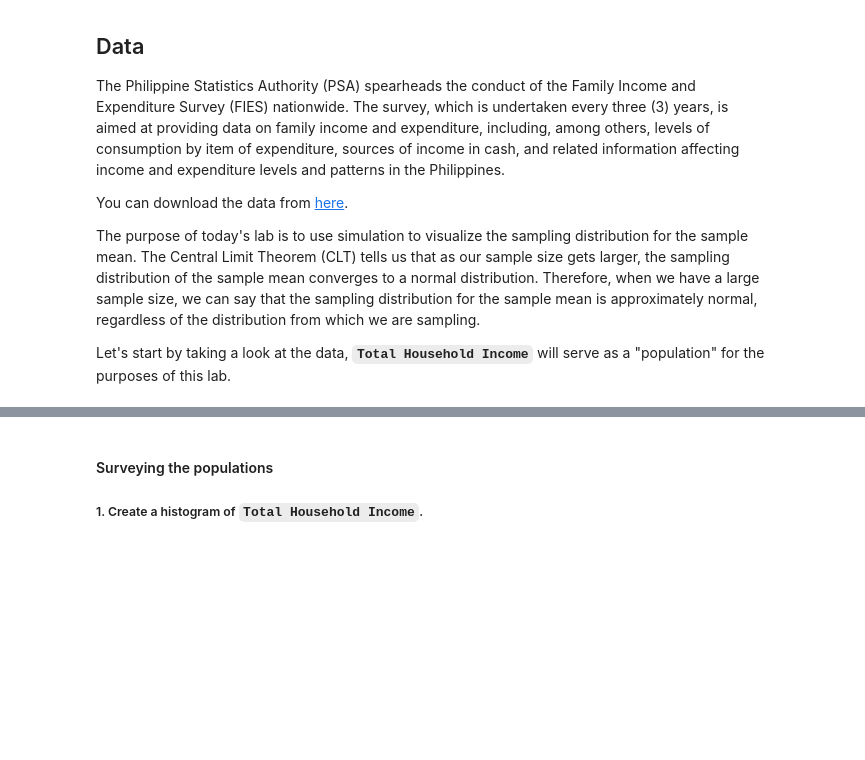
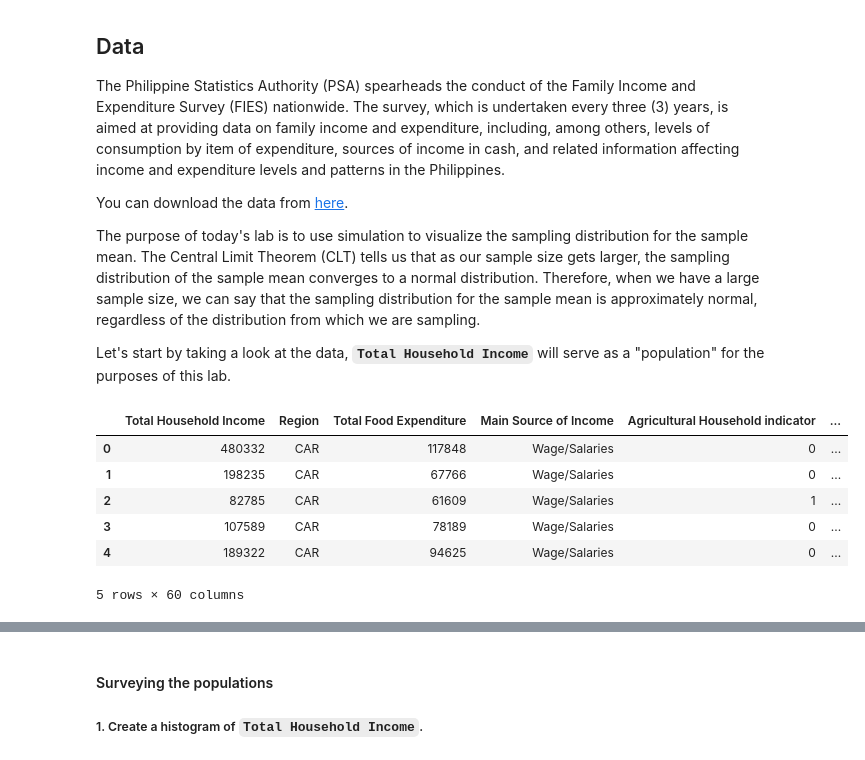
Before and after one commit to mhac009/Institute_of_Data, a Jupyter notebook: Labs/Module_3/IOD_Lab 3.1.3.ipynb, the cells around one changed output, grey strips where cells are left out. Saved outputs shown, nothing was run; the diff lists cells and outputs as text; code cells hidden in the pictures; blank space fills up the shorter version.

```diff
--- a/Labs/Module_3/IOD_Lab 3.1.3.ipynb
+++ b/Labs/Module_3/IOD_Lab 3.1.3.ipynb
@@ -27,4 +27,13 @@ house_hold_csv = "Family Income and Expenditure.csv"
 # %%
 # Head
+household_csv.head()
+# %% [output]
+|  | Total Household Income | Region | Total Food Expenditure | Main Source of Income | Agricultural Household indicator | ... |
+| 0 | 480332 | CAR | 117848 | Wage/Salaries | 0 | ... |
+| 1 | 198235 | CAR | 67766 | Wage/Salaries | 0 | ... |
+| 2 | 82785 | CAR | 61609 | Wage/Salaries | 1 | ... |
+| 3 | 107589 | CAR | 78189 | Wage/Salaries | 0 | ... |
+| 4 | 189322 | CAR | 94625 | Wage/Salaries | 0 | ... |
+5 rows × 60 columns
 # %%
 # Tail
```
Also changed, not shown: parts of 11 cells of this notebook, 1 other file.
